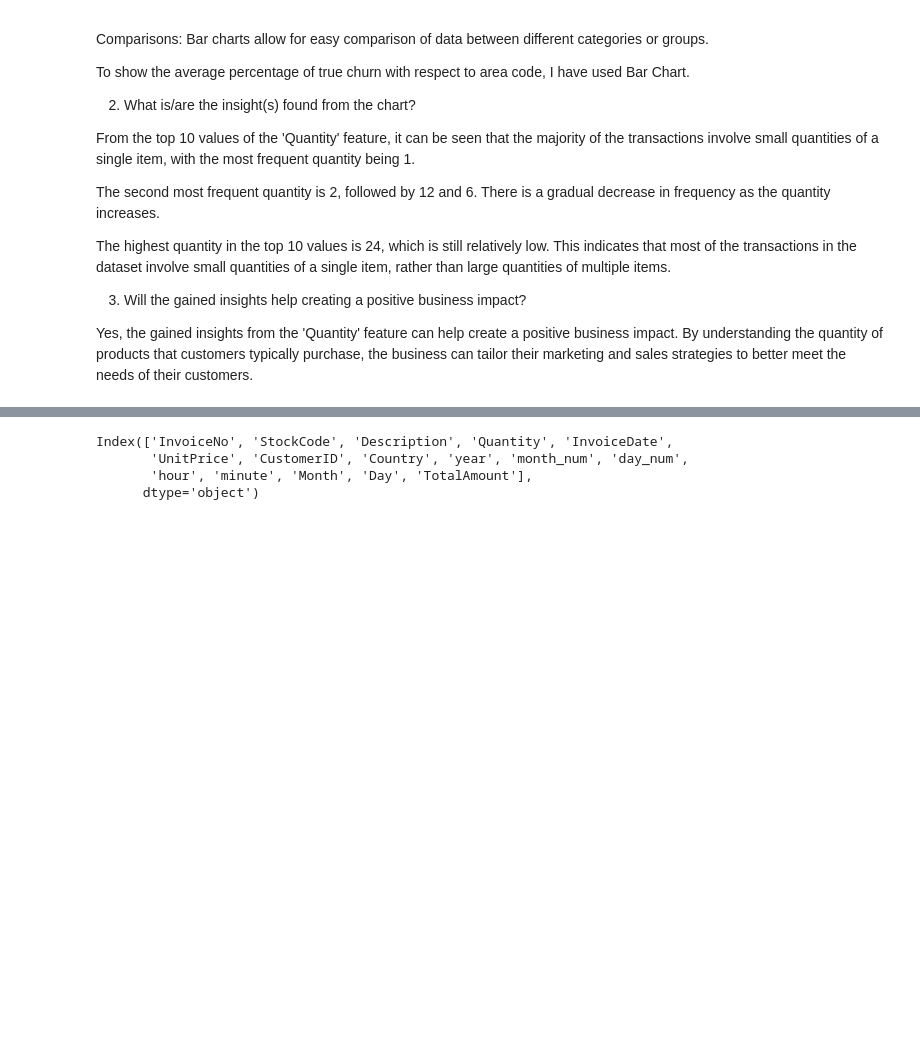
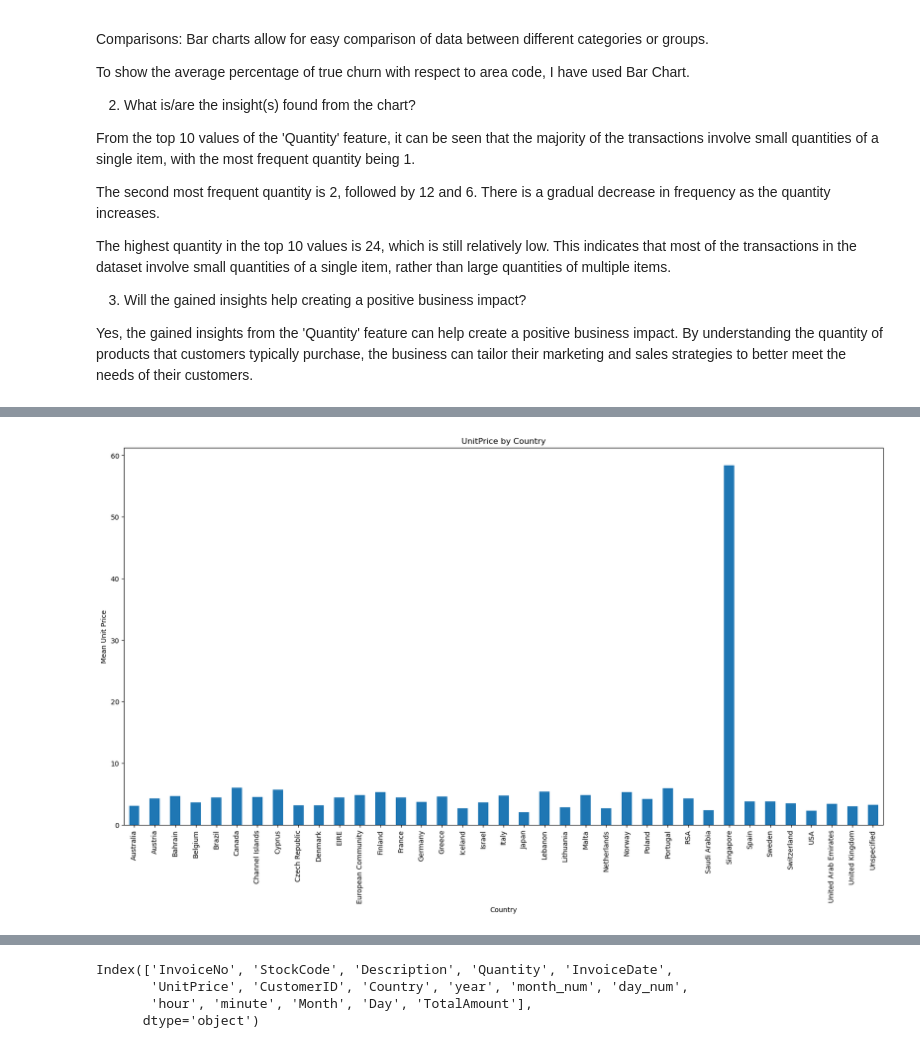
Before and after one commit to tusharraskar/Online-Retail-Customer-Segmentation, a Jupyter notebook: Online Retail Customer Segmentation.ipynb, the cells around one changed output, grey strips where cells are left out. Cells and saved outputs as stored; diff of their text form; code cells hidden in the pictures; blank space fills up the shorter version.

```diff
--- a/Online Retail Customer Segmentation.ipynb
+++ b/Online Retail Customer Segmentation.ipynb
@@ -497,0 +518,12 @@ Yes, the gained insights from the 'Quantity' feature can help create a positive
+# %%
+# Group the data by country and calculate the mean of unit price for each country
+grouped = df.groupby(['Country'])['UnitPrice'].mean()
+
+# Plot the barplot of UnitPrice by Country
+grouped.plot(kind='bar', figsize=(20,10))
+plt.xlabel('Country')
+plt.ylabel('Mean Unit Price')
+plt.title('UnitPrice by Country')
+plt.show()
+# %% [output]
+[figure, added]
```
Also changed, not shown: parts of 6 cells of this notebook.
